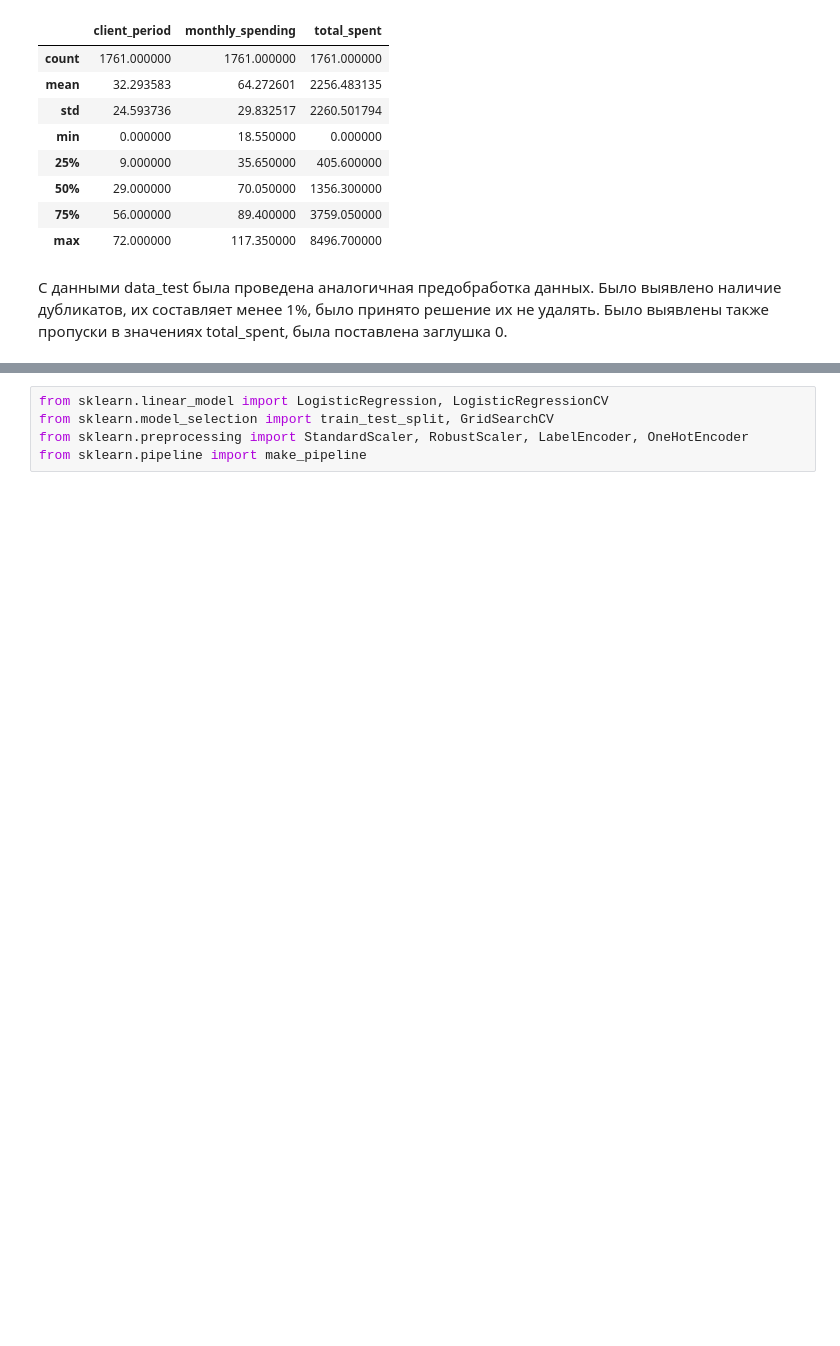
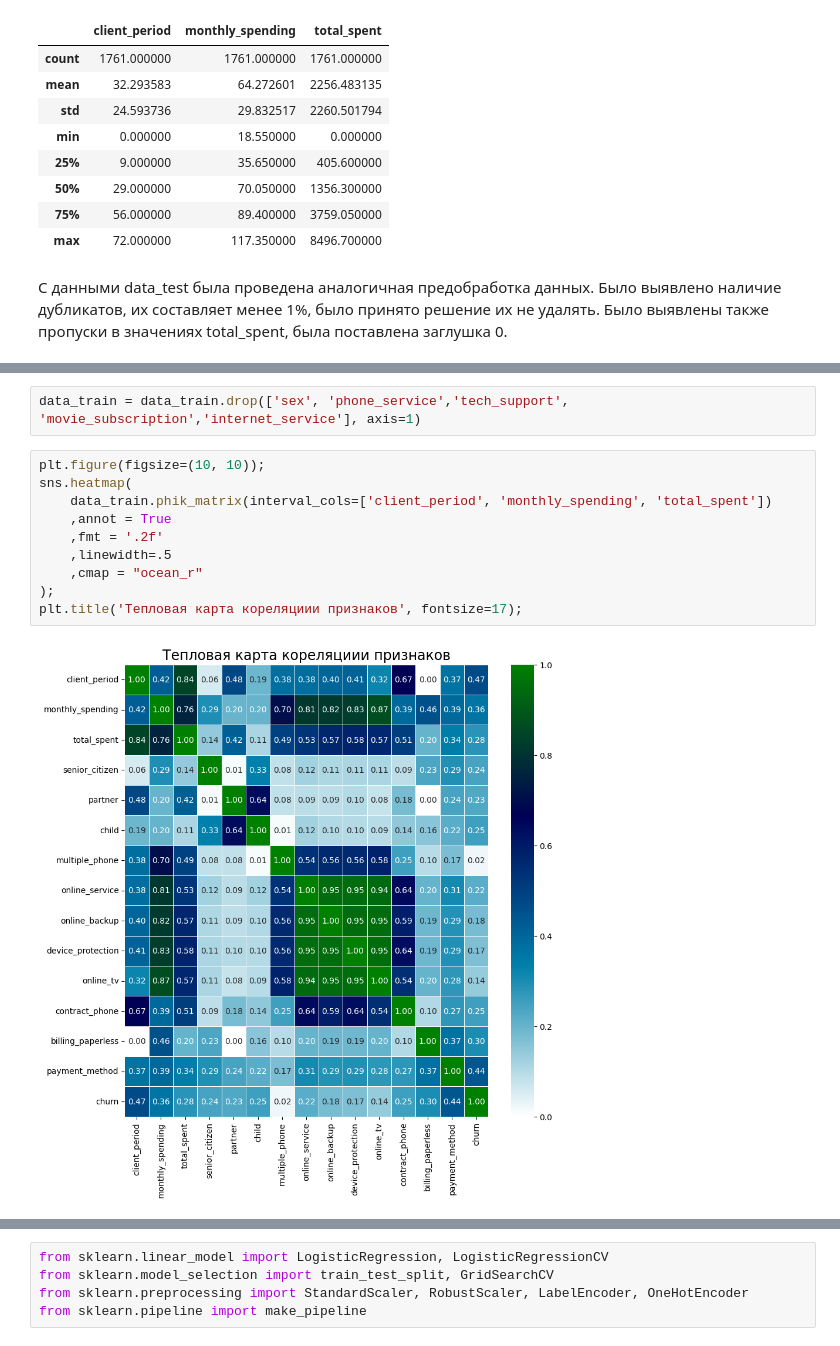
Before and after one commit to ValentinaZubareva2906/deep_learning_mipt, a Jupyter notebook: неделя 3 "Отток клиентов"/note.ipynb, the cells around one changed output, grey strips where cells are left out. Cells and saved outputs as stored; diff of their text form; blank space fills up the shorter version.

```diff
--- a/неделя 3 "Отток клиентов"/note.ipynb
+++ b/неделя 3 "Отток клиентов"/note.ipynb
@@ -482,0 +623,14 @@ display(data_test[['client_period', 'monthly_spending', 'total_spent']].describe
+# %%
+data_train = data_train.drop(['sex', 'phone_service','tech_support', 'movie_subscription','internet_service'], axis=1)
+# %%
+plt.figure(figsize=(10, 10));
+sns.heatmap(
+    data_train.phik_matrix(interval_cols=['client_period', 'monthly_spending', 'total_spent'])
+    ,annot = True
+    ,fmt = '.2f'
+    ,linewidth=.5
+    ,cmap = "ocean_r"
+);
+plt.title('Тепловая карта кореляциии признаков', fontsize=17);
+# %% [output]
+[figure, added]
```
Also changed, not shown: parts of 20 cells of this notebook.
